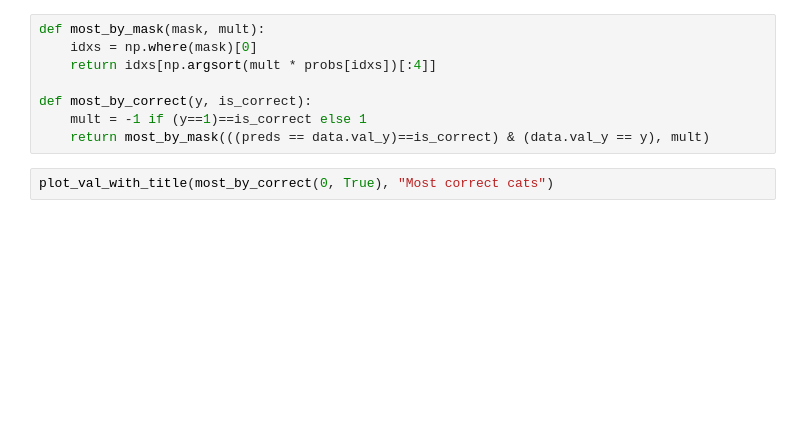
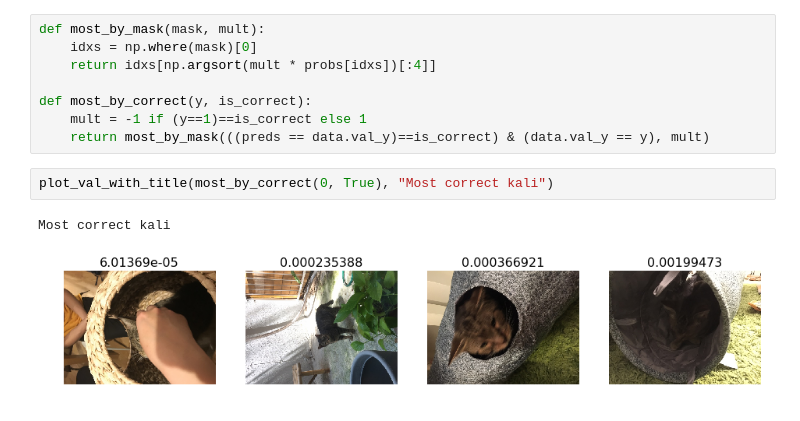
Before and after one commit to ktc312/Ringo_or_Kali, a Jupyter notebook: K_R_classifier.ipynb, the cells around one changed output. Cells and saved outputs as stored; diff of their text form; blank space fills up the shorter version.

```diff
--- a/K_R_classifier.ipynb
+++ b/K_R_classifier.ipynb
@@ -112,5 +149,8 @@ def most_by_correct(y, is_correct):
     mult = -1 if (y==1)==is_correct else 1
     return most_by_mask(((preds == data.val_y)==is_correct) & (data.val_y == y), mult)
 # %%
-plot_val_with_title(most_by_correct(0, True), "Most correct cats")
+plot_val_with_title(most_by_correct(0, True), "Most correct kali")
+# %% [output]
+Most correct kali
+[figure, added]
 # %%
```
Also changed, not shown: parts of 16 cells of this notebook.
